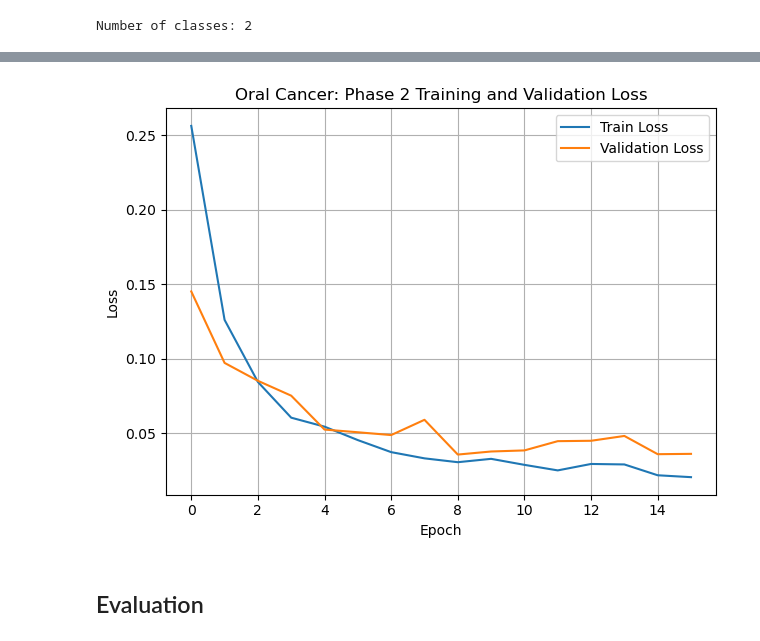
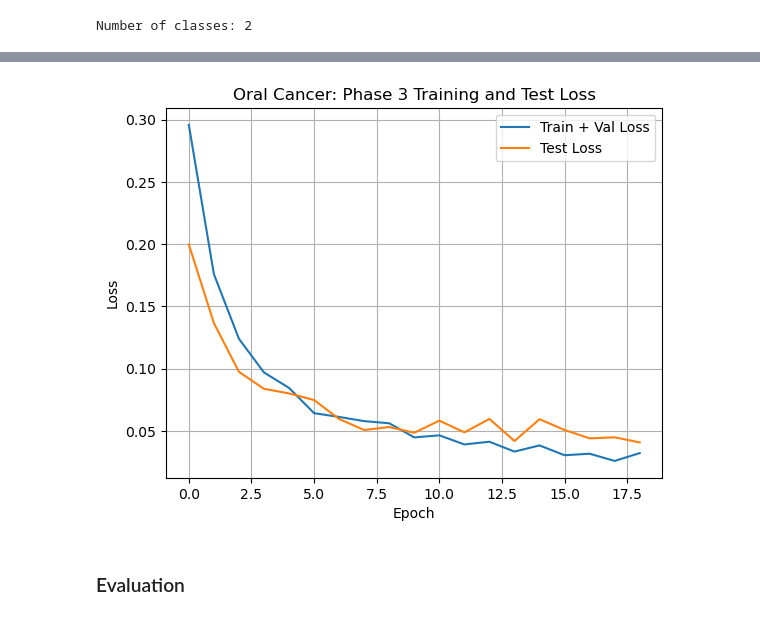
Before and after one commit to YiYuan0918/CE6146_Introduction_to_Deep_Learning_Final-Project_with_Multi_Cancer_Dataset, a Jupyter notebook: Oral_EfficientNet.ipynb, the cells around one changed output, grey strips where cells are left out. Drawn from its saved outputs; the diff is of its cells as text; code cells hidden in the pictures.

Commit message:
Add 3-phase training with partial unfreezing and combined data

```diff
--- a/Oral_EfficientNet.ipynb
+++ b/Oral_EfficientNet.ipynb
@@ -373,8 +381,8 @@ if TRAIN_PHASE1:
     patience_counter = 0
 
     for epoch in range(PHASE1_EPOCHS):
-        train_loss, train_acc = train_one_epoch(model, train_loader, optimizer, criterion, device)
-        val_loss, val_acc = eval_one_epoch(model, val_loader, criterion, device)
+        train_loss, train_acc = train_one_epoch(model, train_loader, optimizer, CRITERION, device)
+        val_loss, val_acc = eval_one_epoch(model, val_loader, CRITERION, device)
 
         train_losses.append(train_loss)
         val_losses.append(val_loss)
@@ -389,7 +397,7 @@ if TRAIN_PHASE1:
             patience_counter = 0
         else:
             patience_counter += 1
-            if patience_counter >= PHASE1_PATIENTS:
+            if patience_counter >= PHASE1_PATIENCE:
                 print("Early stopping triggered.")
                 break
 else:
@@ -425,0 +421,17 @@ plt.show()
+# %%
+for param in model.features.parameters():
+    param.requires_grad = False
+
+
+num_blocks = len(model.features)
+for idx in range(num_blocks - 3, num_blocks):
+    for param in model.features[idx].parameters():
+        param.requires_grad = True
+
+for param in model.classifier.parameters():
+    param.requires_grad = True
+
+model = model.to(device)
+
+trainable_params = [p for p in model.parameters() if p.requires_grad]
+optimizer = torch.optim.AdamW(trainable_params, lr=PHASE2_LR, weight_decay=1e-4)
@@ -426,8 +488,10 @@ plt.show()
+# %%
+combined_dataset = ConcatDataset([train_dataset, val_dataset])
+combined_loader = DataLoader(combined_dataset, batch_size=BATCH_SIZE, shuffle=True)
 # %%
-for param in model.features.parameters():
+for param in model.parameters():
     param.requires_grad = True
 
-model = model.to(device)
-
-optimizer = torch.optim.AdamW(model.parameters(), lr=1e-4, weight_decay=1e-4)
+trainable_params = [p for p in model.parameters() if p.requires_grad]
+optimizer = torch.optim.AdamW(trainable_params, lr=PHASE3_LR, weight_decay=1e-4)
 # %%
@@ -491,18 +534,16 @@ else:
 # %%
-plt.plot(train_losses, label='Train Loss')
-plt.plot(val_losses, label='Validation Loss')
+plt.plot(train_losses, label='Train + Val Loss')
+plt.plot(val_losses, label='Test Loss')
 plt.xlabel('Epoch')
 plt.ylabel('Loss')
-plt.title(CANCER_TYPE + ': Phase 2 Training and Validation Loss')
+plt.title(CANCER_TYPE + ': Phase 3 Training and Test Loss')
 plt.legend()
 plt.grid(True)
-
-plt.tight_layout()
 plt.show()
 # %% [output]
-[figure, old version]
+[figure, new version]
 # %% [markdown]
-## Evaluation
+### Evaluation
 # %%
 print("Class names:", class_names)
 evaluate_on_test(model, test_loader, device, class_names=class_names)
```
Also changed, not shown: parts of 13 cells of this notebook.
